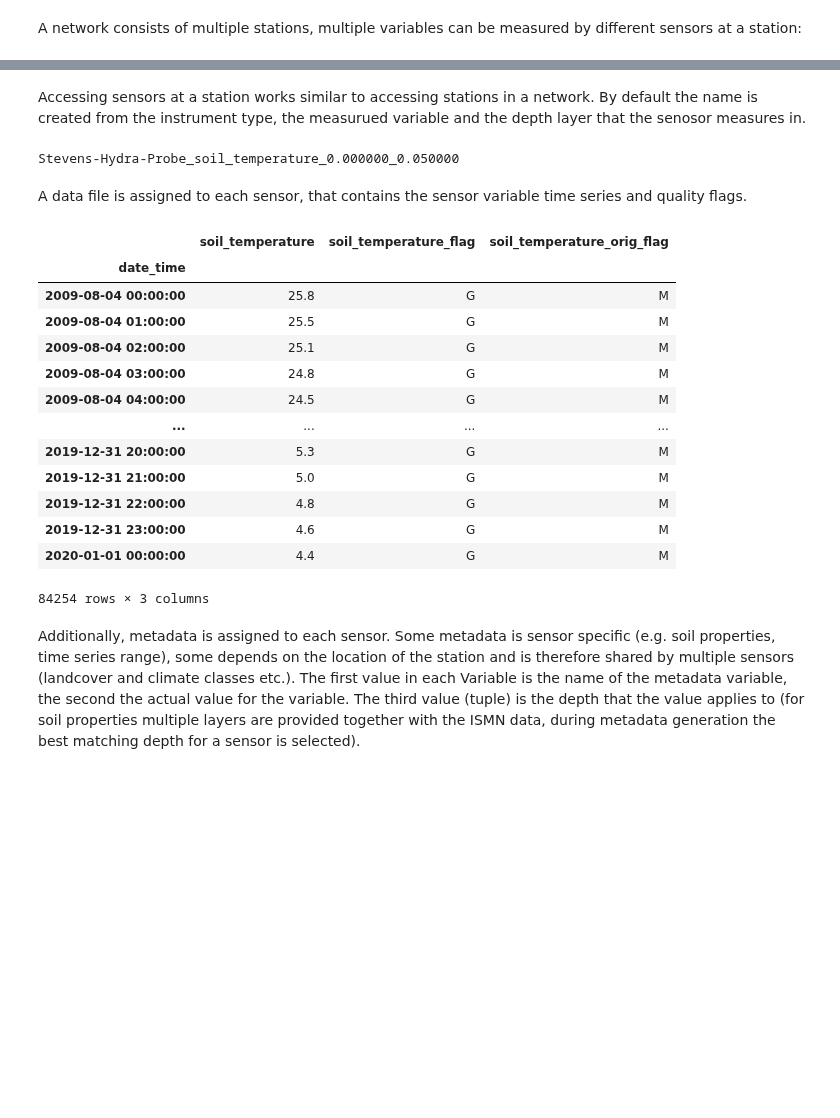
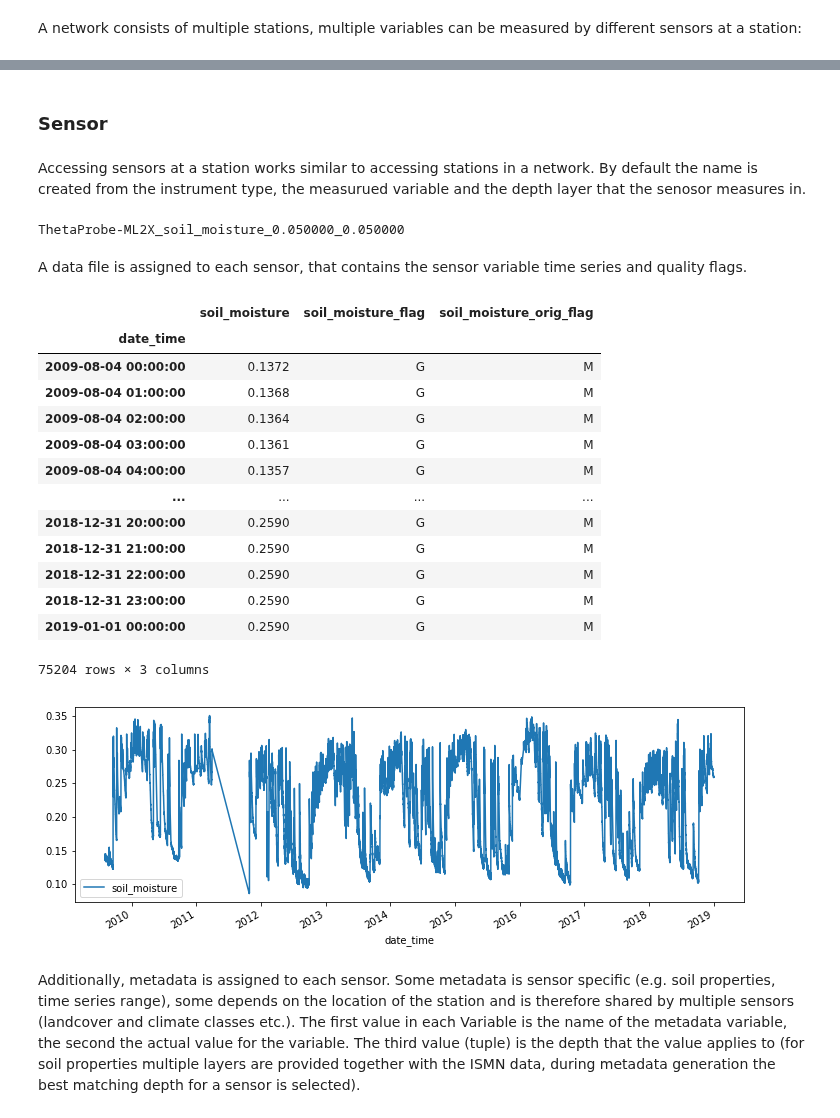
Before and after one commit to TUW-GEO/ismn, a Jupyter notebook: docs/read_and_plot_ismn_data/interface.ipynb, the cells around one changed output, grey strips where cells are left out. Drawn from its saved outputs; the diff is of its cells as text; code cells hidden in the pictures; blank space fills up the shorter version.

```diff
--- a/docs/read_and_plot_ismn_data/interface.ipynb
+++ b/docs/read_and_plot_ismn_data/interface.ipynb
@@ -31,0 +31,3 @@ A network can be selected:
+# %%
+collection = ismn_data.collection
+collection
@@ -32,6 +66,6 @@ A network can be selected:
 # %% [markdown]
 A single network from the collection can be accessed via its name.
 # %%
-network = ismn_data.collection.networks['REMEDHUS']
+network = collection['SMOSMANIA']
 network
 # %% [output]
@@ -39,6 +75,6 @@ Stations in 'REMEDHUS': ['Canizal', 'Carramedina', 'Carretoro', 'CasaPeriles', '
 # %% [markdown]
 A network consists of multiple stations, multiple variables can be measured by different sensors at a station:
 # %%
-station = network.stations['CasaPeriles']
+station = network.stations['SaintFelixdeLauragais']
 station
 # %% [output]
@@ -46,29 +109,34 @@ Sensors at 'CasaPeriles': ['Stevens-Hydra-Probe_soil_temperature_0.000000_0.0500
+# %% [markdown]
+### Sensor
 # %% [markdown]
 Accessing sensors at a station works similar to accessing stations in a network. By default the name is created from the instrument type, the measurued variable and the depth layer that the senosor measures in.
 # %%
-sensor = station['Stevens-Hydra-Probe_soil_temperature_0.000000_0.050000']
+sensor = station['ThetaProbe-ML2X_soil_moisture_0.050000_0.050000']
 sensor
 # %% [output]
-Stevens-Hydra-Probe_soil_temperature_0.000000_0.050000
+ThetaProbe-ML2X_soil_moisture_0.050000_0.050000
 # %% [markdown]
 A data file is assigned to each sensor, that contains the sensor variable time series and quality flags.
-# %%
-sensor.read_data()
-# %% [output]
-|  | soil_temperature | soil_temperature_flag | soil_temperature_orig_flag |
-| date_time |  |  |  |
-| 2009-08-04 00:00:00 | 25.8 | G | M |
-| 2009-08-04 01:00:00 | 25.5 | G | M |
-| 2009-08-04 02:00:00 | 25.1 | G | M |
-| 2009-08-04 03:00:00 | 24.8 | G | M |
-| 2009-08-04 04:00:00 | 24.5 | G | M |
-| ... | ... | ... | ... |
-| 2019-12-31 20:00:00 | 5.3 | G | M |
-| 2019-12-31 21:00:00 | 5.0 | G | M |
-| 2019-12-31 22:00:00 | 4.8 | G | M |
-| 2019-12-31 23:00:00 | 4.6 | G | M |
-| 2020-01-01 00:00:00 | 4.4 | G | M |
-84254 rows × 3 columns
+# %%
+ts = sensor.read_data()
+ts.plot(figsize=(12,4))
+ts
+# %% [output]
+|  | soil_moisture | soil_moisture_flag | soil_moisture_orig_flag |
+| date_time |  |  |  |
+| 2009-08-04 00:00:00 | 0.1372 | G | M |
+| 2009-08-04 01:00:00 | 0.1368 | G | M |
+| 2009-08-04 02:00:00 | 0.1364 | G | M |
+| 2009-08-04 03:00:00 | 0.1361 | G | M |
+| 2009-08-04 04:00:00 | 0.1357 | G | M |
+| ... | ... | ... | ... |
+| 2018-12-31 20:00:00 | 0.2590 | G | M |
+| 2018-12-31 21:00:00 | 0.2590 | G | M |
+| 2018-12-31 22:00:00 | 0.2590 | G | M |
+| 2018-12-31 23:00:00 | 0.2590 | G | M |
+| 2019-01-01 00:00:00 | 0.2590 | G | M |
+75204 rows × 3 columns
+[figure, added]
 # %% [markdown]
 Additionally, metadata is assigned to each sensor. Some metadata is sensor specific (e.g. soil properties, time series range), some depends on the location of the station and is therefore shared by multiple sensors (landcover and climate classes etc.).
 The first value in each Variable is the name of the metadata variable, the second the actual value for the variable. The third value (tuple) is the depth that the value applies to (for soil properties multiple layers are provided together with the ISMN data, during metadata generation the best matching depth for a sensor is selected).
```
Also changed, not shown: parts of 37 cells of this notebook.
